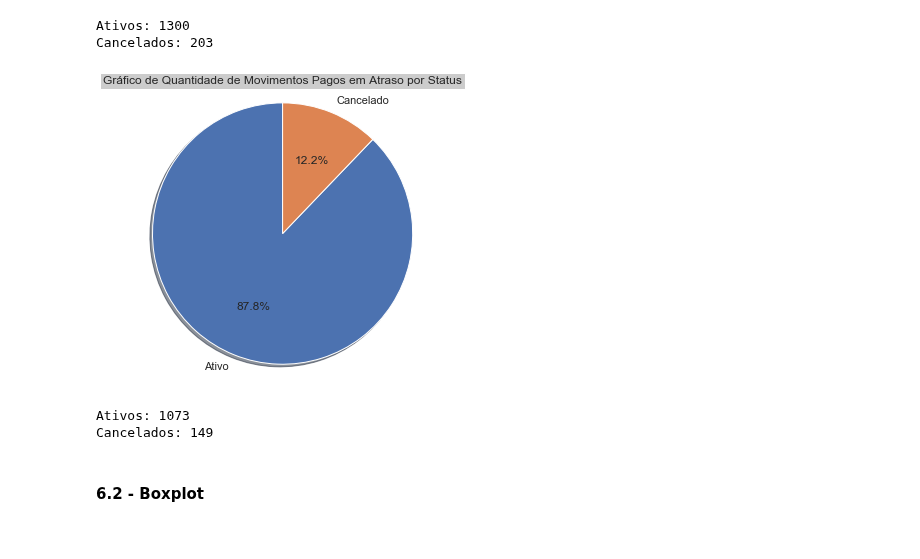
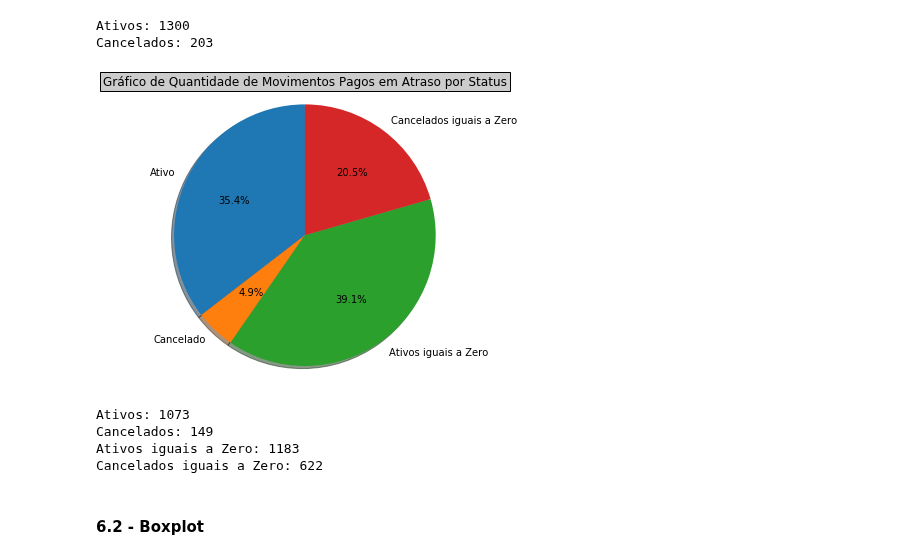
Before and after one commit to UesleiJf/projeto-preditivo, a Jupyter notebook: Projeto/Etapa-01/ANÁLISE ESTATÍSTICA DESCRITIVA.ipynb, the cells around one changed output. Drawn from its saved outputs; the diff is of its cells as text; code cells hidden in the pictures.

Commit message:
- Refactoring Delayed Paid Motion Graph by Status

```diff
--- a/Projeto/Etapa-01/ANÁLISE ESTATÍSTICA DESCRITIVA.ipynb
+++ b/Projeto/Etapa-01/ANÁLISE ESTATÍSTICA DESCRITIVA.ipynb
@@ -293,30 +297,41 @@ Cancelados: 203
 # %%
 fig = plt.figure(figsize=(8,4))
 ax = fig.add_axes((0,0,.5,1))
 ax.set_title('Gráfico de Quantidade de Movimentos Pagos em Atraso por Status', bbox={'facecolor':'0.8', 'pad':3})
 
 qtde_em_atraso_ativo = (df['status'] == 'ATIVO') & (df['qtde_em_atraso'] > 0)
 qtde_em_atraso_ativo = df[qtde_em_atraso_ativo]
 
+qtde_em_atraso_ativo_zero = (df['status'] == 'ATIVO') & (df['qtde_em_atraso'] == 0)
+qtde_em_atraso_ativo_zero = df[qtde_em_atraso_ativo_zero]
+
 qtde_em_atraso_cancelado = (df['status'] == 'CANCELADO') & (df['qtde_em_atraso'] > 0)
 qtde_em_atraso_cancelado = df[qtde_em_atraso_cancelado]
 
-labels = ['Ativo', 'Cancelado']
-quantidade_qtde_em_atraso = [qtde_em_atraso_ativo.shape[0], qtde_em_atraso_cancelado.shape[0]]
+qtde_em_atraso_cancelado_zero = (df['status'] == 'CANCELADO') & (df['qtde_em_atraso'] == 0)
+qtde_em_atraso_cancelado_zero = df[qtde_em_atraso_cancelado_zero]
 
-explode = (0, 0)
+labels = ['Ativo', 'Cancelado', 'Ativos iguais a Zero', 'Cancelados iguais a Zero']
+quantidade_qtde_em_atraso = [qtde_em_atraso_ativo.shape[0], qtde_em_atraso_cancelado.shape[0], qtde_em_atraso_ativo_zero.shape[0],
+                            qtde_em_atraso_cancelado_zero.shape[0]]
+
+explode = (0, 0, 0, 0)
 total = sum(quantidade_qtde_em_atraso)
 plt.pie(quantidade_qtde_em_atraso, explode=explode, labels=labels, autopct='%1.1f%%',  shadow=True, startangle=90)
 
 plt.axis('equal')
 plt.show()
 
 print('Ativos: %s' % (qtde_em_atraso_ativo.shape[0]))
 print('Cancelados: %s' % (qtde_em_atraso_cancelado.shape[0]))
+print('Ativos iguais a Zero: %s' % (qtde_em_atraso_ativo_zero.shape[0]))
+print('Cancelados iguais a Zero: %s' % (qtde_em_atraso_cancelado_zero.shape[0]))
 # %% [output]
-[figure, old version]
+[figure, new version]
 Ativos: 1073
 Cancelados: 149
+Ativos iguais a Zero: 1183
+Cancelados iguais a Zero: 622
 # %% [markdown]
 #### 6.2 - Boxplot
 # %%
```
Also changed, not shown: parts of 1 cell of this notebook.
